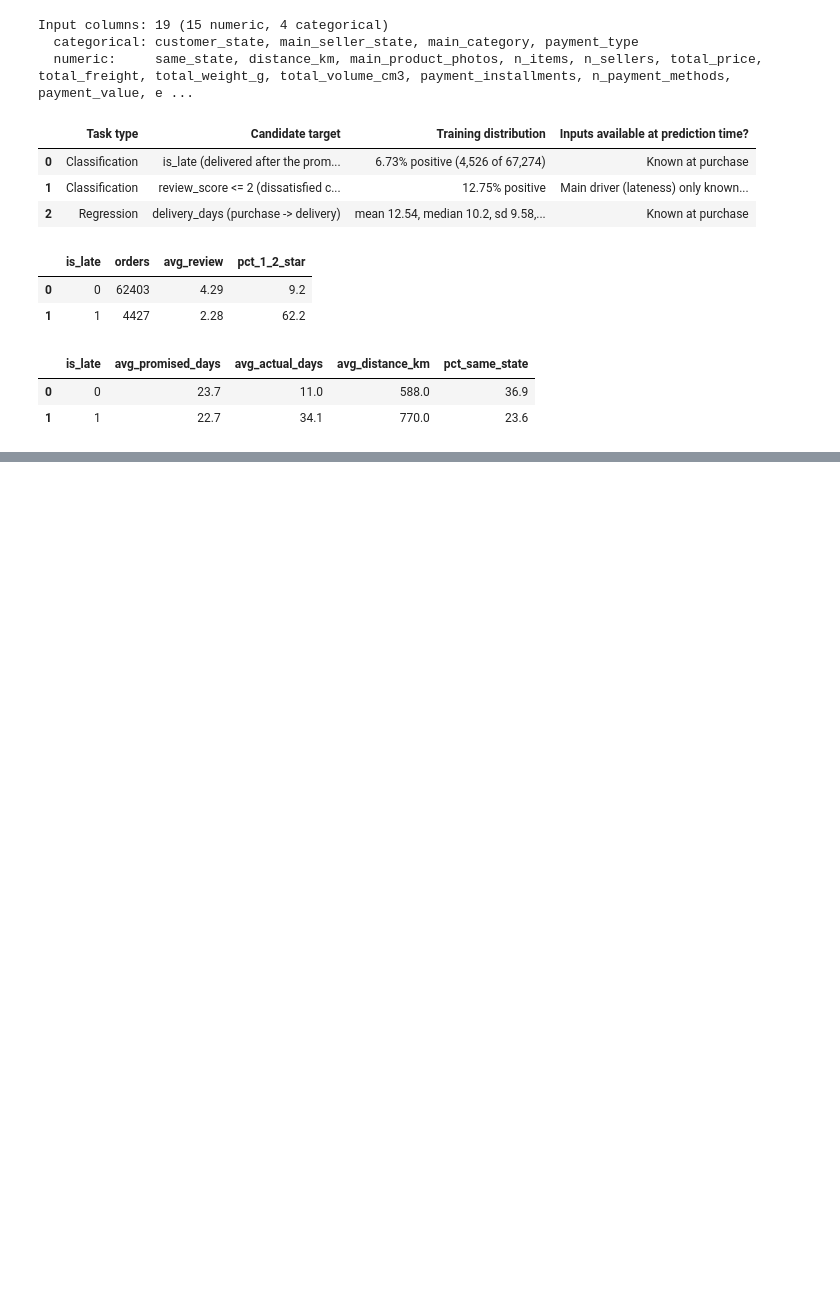
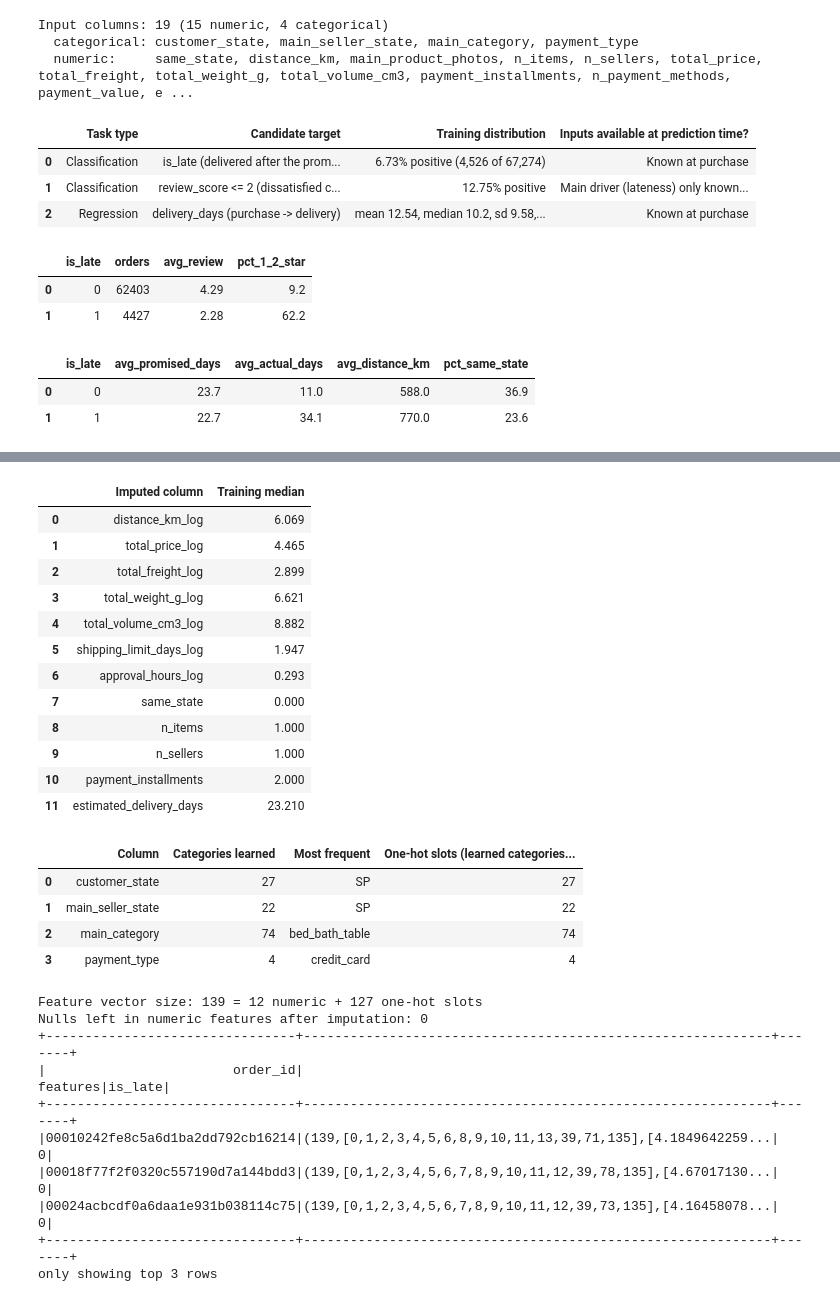
Before and after one commit to ndec0001-max/ITO5202_A2, a Jupyter notebook: assessment2.ipynb, the cells around one changed output, grey strips where cells are left out. Cells and saved outputs as stored; diff of their text form; code cells hidden in the pictures; blank space fills up the shorter version.

Commit message:
feature selection for pipeline

```diff
--- a/assessment2.ipynb
+++ b/assessment2.ipynb
@@ -789,0 +1089,62 @@ Input columns: 19 (15 numeric, 4 categorical)
+# %%
+# ---------------------------------------------------------------
+# Fit on the training subset and inspect what each stage learned
+# ---------------------------------------------------------------
+feature_model = feature_pipeline.fit(train_df)
+features_df = feature_model.transform(train_df)
+
+# Stage 2: medians learned by the Imputer
+imputer_model = feature_model.stages[1]
+medians = imputer_model.surrogateDF.first().asDict()
+display(pd.DataFrame([(c, round(v, 3)) for c, v in medians.items()],
+                     columns=["Imputed column", "Training median"]))
+
+# Stage 3: vocabulary size per categorical column
+indexer_model = feature_model.stages[2]
+display(pd.DataFrame(
+    [(c, len(labels), labels[0], len(labels))
+     for c, labels in zip(CATEGORICAL_FEATURES, indexer_model.labelsArray)],
+    columns=["Column", "Categories learned", "Most frequent",
+             "One-hot slots (learned categories; 'unknown' is the dropped level)"]))
+
+# Stage 5/6: final vector size and where each slot comes from
+n_features = features_df.select("features").first()["features"].size
+n_onehot = sum(len(l) for l in indexer_model.labelsArray)
+print(f"Feature vector size: {n_features} "
+      f"= {len(numeric_imp)} numeric + {n_onehot} one-hot slots")
+
+# No nulls reach the assembler
+null_inputs = features_df.select(
+    [F.sum(F.col(c).isNull().cast("int")).alias(c) for c in numeric_imp]).first()
+print(f"Nulls left in numeric features after imputation: {sum(null_inputs)}")
+
+features_df.select("order_id", "features", LABEL_COL).show(3, truncate=60)
+# %% [output]
+|  | Imputed column | Training median |
+| 0 | distance_km_log | 6.069 |
+| 1 | total_price_log | 4.465 |
+| 2 | total_freight_log | 2.899 |
+| 3 | total_weight_g_log | 6.621 |
+| 4 | total_volume_cm3_log | 8.882 |
+| 5 | shipping_limit_days_log | 1.947 |
+| 6 | approval_hours_log | 0.293 |
+| 7 | same_state | 0.000 |
+| 8 | n_items | 1.000 |
+| 9 | n_sellers | 1.000 |
+| 10 | payment_installments | 2.000 |
+| 11 | estimated_delivery_days | 23.210 |
+|  | Column | Categories learned | Most frequent | One-hot slots (learned categories... |
+| 0 | customer_state | 27 | SP | 27 |
+| 1 | main_seller_state | 22 | SP | 22 |
+| 2 | main_category | 74 | bed_bath_table | 74 |
+| 3 | payment_type | 4 | credit_card | 4 |
+Feature vector size: 139 = 12 numeric + 127 one-hot slots
+Nulls left in numeric features after imputation: 0
++--------------------------------+------------------------------------------------------------+-------+
+|                        order_id|                                                    features|is_late|
++--------------------------------+------------------------------------------------------------+-------+
+|00010242fe8c5a6d1ba2dd792cb16214|(139,[0,1,2,3,4,5,6,8,9,10,11,13,39,71,135],[4.1849642259...|      0|
+|00018f77f2f0320c557190d7a144bdd3|(139,[0,1,2,3,4,5,6,7,8,9,10,11,12,39,78,135],[4.67017130...|      0|
+|00024acbcdf0a6daa1e931b038114c75|(139,[0,1,2,3,4,5,6,7,8,9,10,11,12,39,73,135],[4.16458078...|      0|
++--------------------------------+------------------------------------------------------------+-------+
+only showing top 3 rows
```
Also changed, not shown: parts of 14 cells of this notebook.
